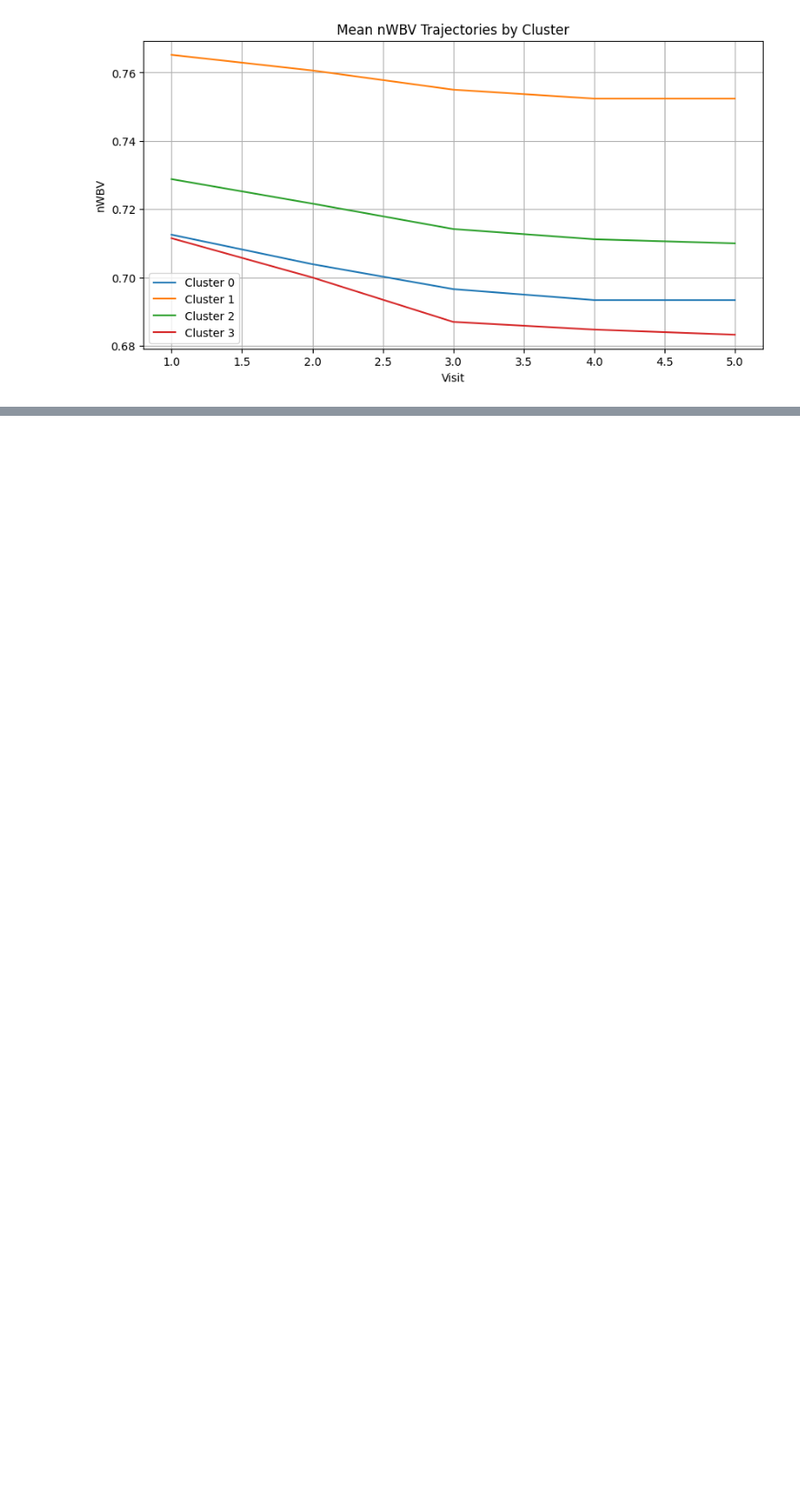
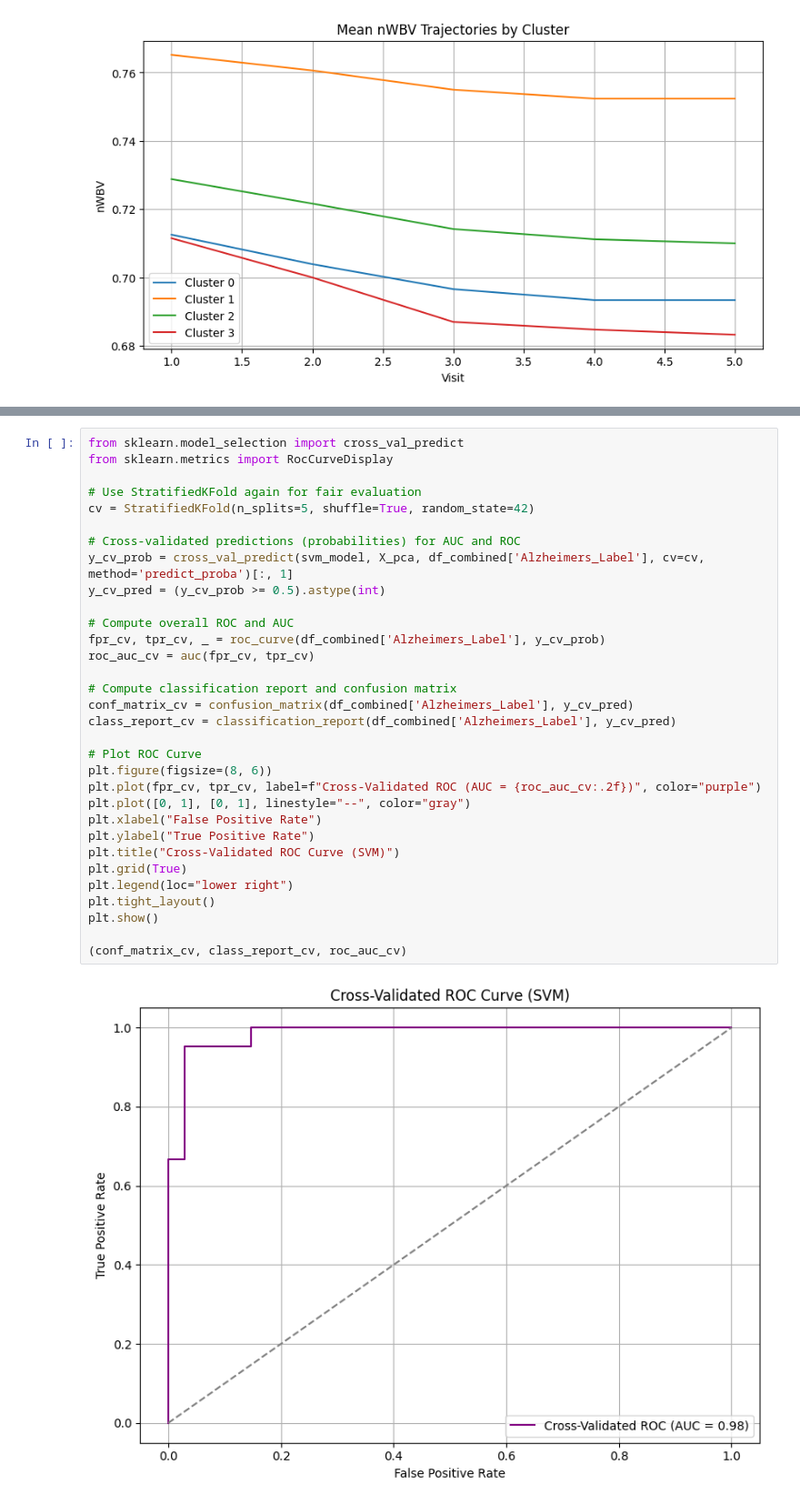
Before and after one commit to mirza019/Temporal_Clustering_in_Dynamic_Medical_Datasets, a Jupyter notebook: Temporal_Clustering_in_Dynamic_Medical_Datasets.ipynb, the cells around one changed output, grey strips where cells are left out. Shown: that part at 91% size. Drawn from its saved outputs; the diff is of its cells as text; blank space fills up the shorter version.

```diff
--- a/Temporal_Clustering_in_Dynamic_Medical_Datasets.ipynb
+++ b/Temporal_Clustering_in_Dynamic_Medical_Datasets.ipynb
@@ -166,0 +255,34 @@ k = 6, Silhouette Score = 0.25
+# %%
+from sklearn.model_selection import cross_val_predict
+from sklearn.metrics import RocCurveDisplay
+
+# Use StratifiedKFold again for fair evaluation
+cv = StratifiedKFold(n_splits=5, shuffle=True, random_state=42)
+
+# Cross-validated predictions (probabilities) for AUC and ROC
+y_cv_prob = cross_val_predict(svm_model, X_pca, df_combined['Alzheimers_Label'], cv=cv, method='predict_proba')[:, 1]
+y_cv_pred = (y_cv_prob >= 0.5).astype(int)
+
+# Compute overall ROC and AUC
+fpr_cv, tpr_cv, _ = roc_curve(df_combined['Alzheimers_Label'], y_cv_prob)
+roc_auc_cv = auc(fpr_cv, tpr_cv)
+
+# Compute classification report and confusion matrix
+conf_matrix_cv = confusion_matrix(df_combined['Alzheimers_Label'], y_cv_pred)
+class_report_cv = classification_report(df_combined['Alzheimers_Label'], y_cv_pred)
+
+# Plot ROC Curve
+plt.figure(figsize=(8, 6))
+plt.plot(fpr_cv, tpr_cv, label=f"Cross-Validated ROC (AUC = {roc_auc_cv:.2f})", color="purple")
+plt.plot([0, 1], [0, 1], linestyle="--", color="gray")
+plt.xlabel("False Positive Rate")
+plt.ylabel("True Positive Rate")
+plt.title("Cross-Validated ROC Curve (SVM)")
+plt.grid(True)
+plt.legend(loc="lower right")
+plt.tight_layout()
+plt.show()
+
+(conf_matrix_cv, class_report_cv, roc_auc_cv)
+# %% [output]
+[figure, added]
```
Also changed, not shown: parts of 5 cells of this notebook.
